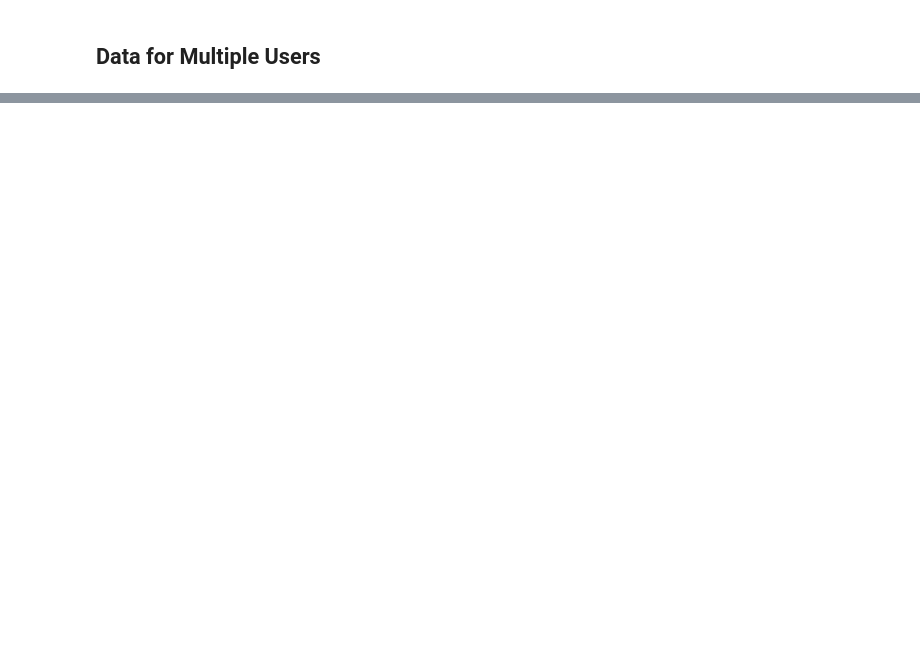
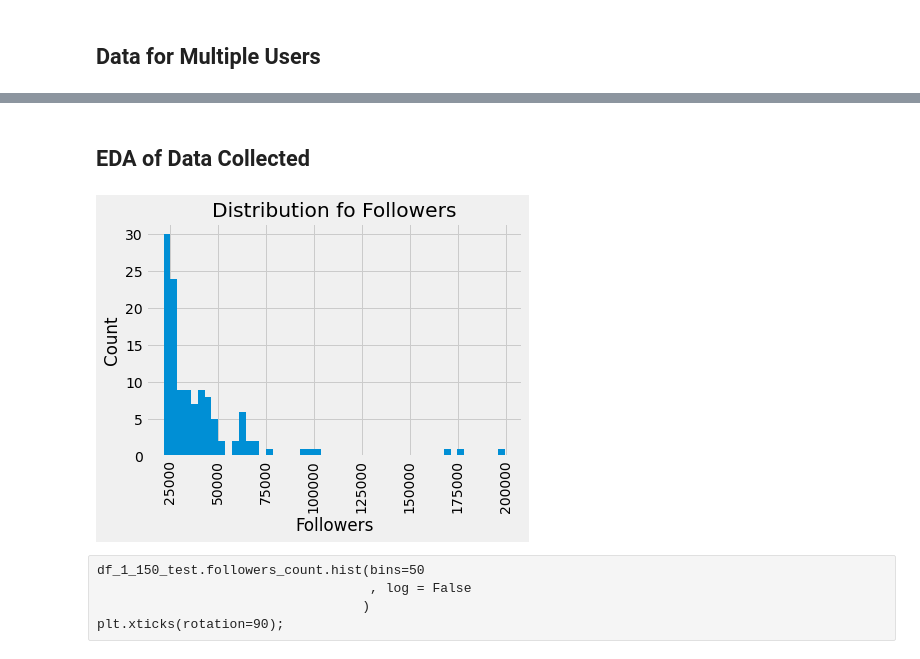
Before and after one commit to yuchild/mntn_insta, a Jupyter notebook: insta_api_exploration.ipynb, the cells around one changed output, grey strips where cells are left out. Saved outputs shown, nothing was run; the diff lists cells and outputs as text; code cells hidden in the pictures; blank space fills up the shorter version.

```diff
--- a/insta_api_exploration.ipynb
+++ b/insta_api_exploration.ipynb
@@ -192,0 +440,17 @@ df_1_150.head(3)
+# %% [markdown]
+## EDA of Data Collected
+# %%
+df_1_150_test.followers_count.hist(bins=50
+                                   , log = False
+                                  )
+plt.xticks(rotation=90)
+plt.title('Distribution fo Followers')
+plt.ylabel('Count')
+plt.xlabel('Followers');
+# %% [output]
+[figure, added]
+# %% [raw]
+df_1_150_test.followers_count.hist(bins=50
+                                   , log = False
+                                  )
+plt.xticks(rotation=90);
```
Also changed, not shown: parts of 25 cells of this notebook, 3 other files.
